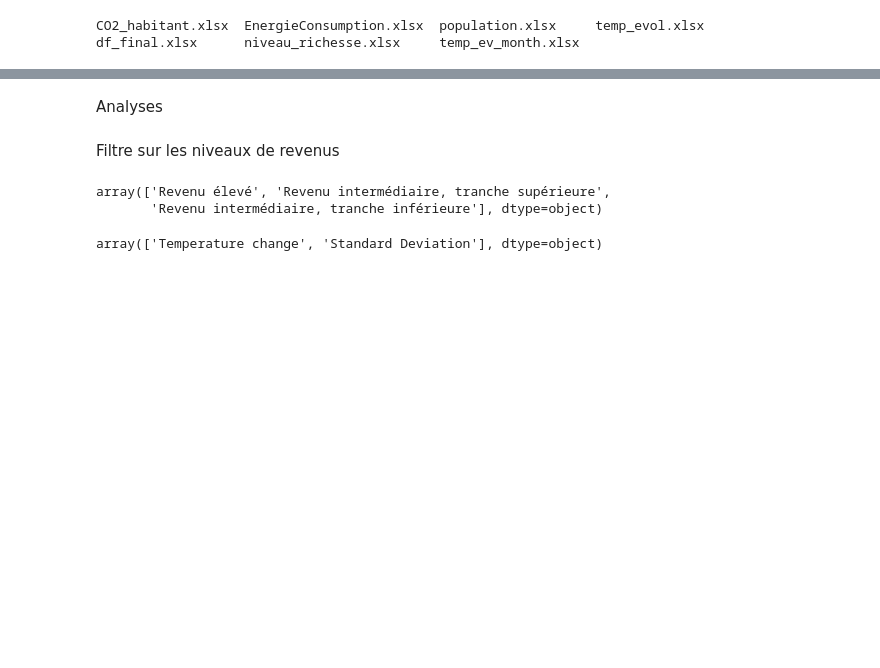
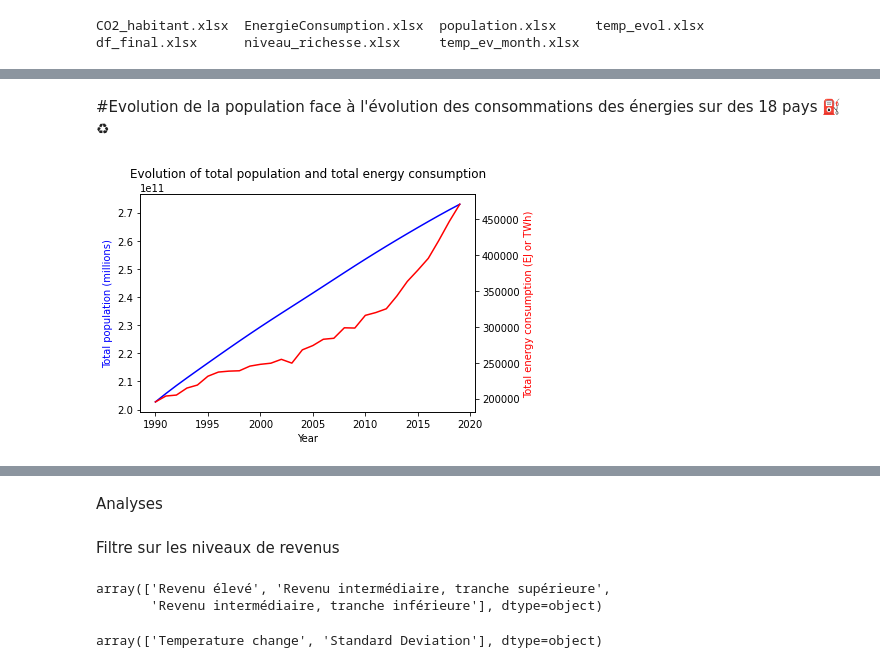
Before and after one commit to Pamy28/environnement_dashboarding, a Jupyter notebook: Analyse.ipynb, the cells around one changed output, grey strips where cells are left out. Saved outputs shown, nothing was run; the diff lists cells and outputs as text; code cells hidden in the pictures; blank space fills up the shorter version.

```diff
--- a/Analyse.ipynb
+++ b/Analyse.ipynb
@@ -17,0 +41,33 @@ df_final = pd.read_excel(repertoire + '/df_final.xlsx')
+# %% [markdown]
+#Evolution de la population face à l'évolution des consommations des énergies sur des 18 pays ⛽ ♻
+# %%
+import matplotlib.pyplot as plt
+
+
+# Créer des sous-ensembles de données pour le total de population et la consommation d'énergie pour toutes les sources d'énergie
+pop_data = df_final.groupby('Year')['Total population'].sum()
+energy_data = df_final.groupby('Year')[['Coal Consumption - EJ', 'Gas Consumption - EJ', 'Geo Biomass Other - TWh', 'Hydro Generation - TWh', 'Nuclear Generation - TWh', 'Solar Generation - TWh', 'Wind Generation -TWh', 'Oil Consumption - EJ']].sum()
+
+# Calculer la consommation totale d'énergie pour chaque année
+energy_data['Total energy consumption'] = energy_data.sum(axis=1)
+
+# Créer le graphique
+fig, ax1 = plt.subplots()
+
+# Tracer la courbe pour le total de population
+ax1.plot(pop_data.index, pop_data.values, color='blue')
+ax1.set_xlabel('Year')
+ax1.set_ylabel('Total population (millions)', color='blue')
+
+# Créer un deuxième axe pour la consommation d'énergie
+ax2 = ax1.twinx()
+
+# Tracer la courbe pour la consommation d'énergie
+ax2.plot(energy_data.index, energy_data['Total energy consumption'].values, color='red')
+ax2.set_ylabel('Total energy consumption (EJ or TWh)', color='red')
+
+# Ajouter les légendes et titres
+plt.title('Evolution of total population and total energy consumption')
+plt.show()
+# %% [output]
+[figure, added]
```
Also changed, not shown: parts of 29 cells of this notebook.
